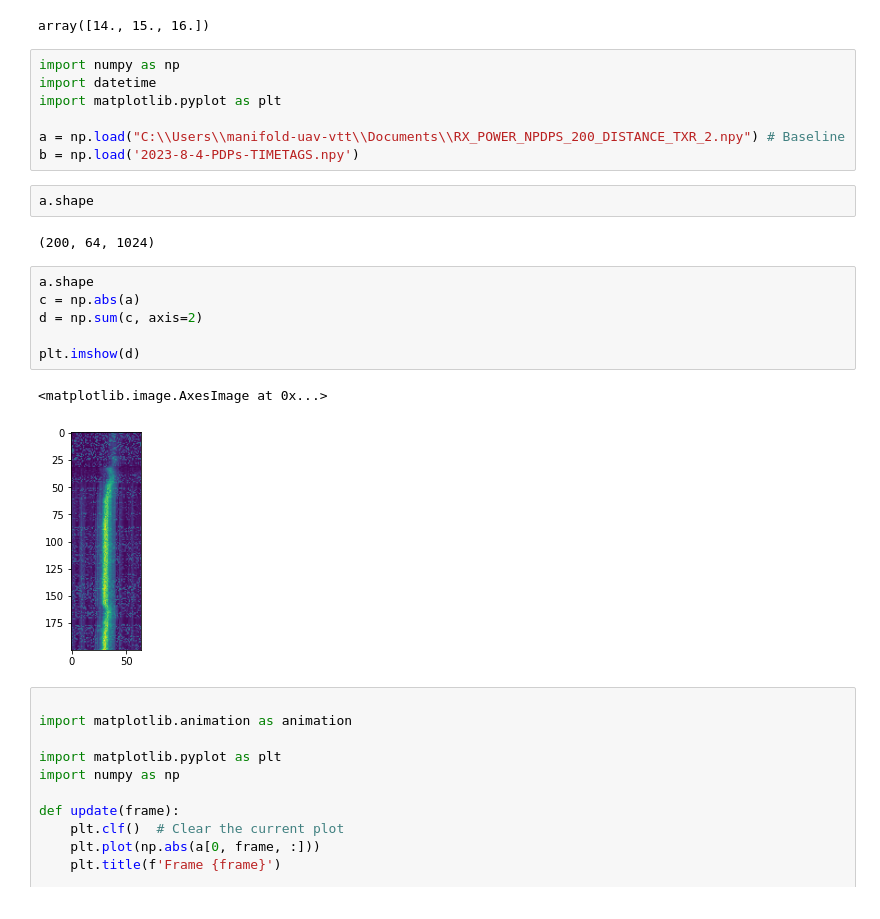
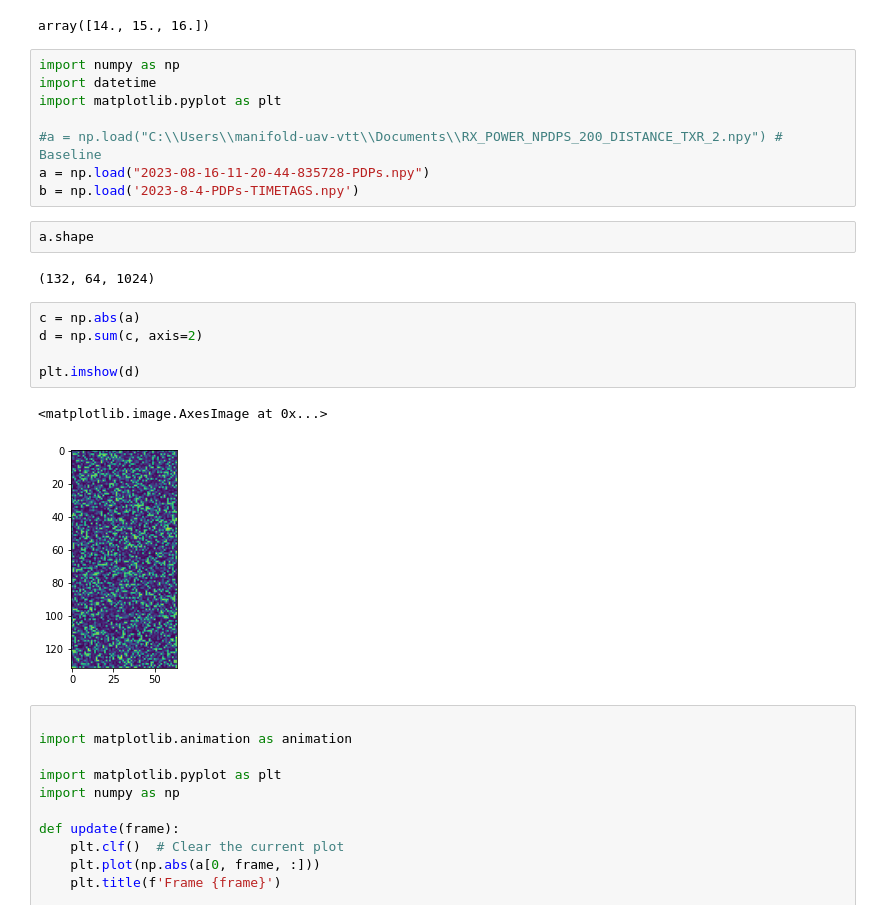
Before and after one commit to jvvtt/a2gMeasurements, a Jupyter notebook: notebook_for_tests.ipynb, the cells around one changed output. Saved outputs shown, nothing was run; the diff lists cells and outputs as text.

```diff
--- a/notebook_for_tests.ipynb
+++ b/notebook_for_tests.ipynb
@@ -1185,21 +1185,21 @@ import numpy as np
 import datetime
 import matplotlib.pyplot as plt
 
-a = np.load("C:\\Users\\manifold-uav-vtt\\Documents\\RX_POWER_NPDPS_200_DISTANCE_TXR_2.npy") # Baseline
+#a = np.load("C:\\Users\\manifold-uav-vtt\\Documents\\RX_POWER_NPDPS_200_DISTANCE_TXR_2.npy") # Baseline
+a = np.load("2023-08-16-11-20-44-835728-PDPs.npy")
 b = np.load('2023-8-4-PDPs-TIMETAGS.npy')
 # %%
 a.shape
 # %% [output]
-(200, 64, 1024)
+(132, 64, 1024)
 # %%
-a.shape
 c = np.abs(a)
 d = np.sum(c, axis=2)
 
 plt.imshow(d)
 # %% [output]
 <matplotlib.image.AxesImage at 0x...>
-[figure, old version]
+[figure, new version]
 # %%
 
 import matplotlib.animation as animation
```
Also changed, not shown: parts of 7 cells of this notebook, 3 other files.
